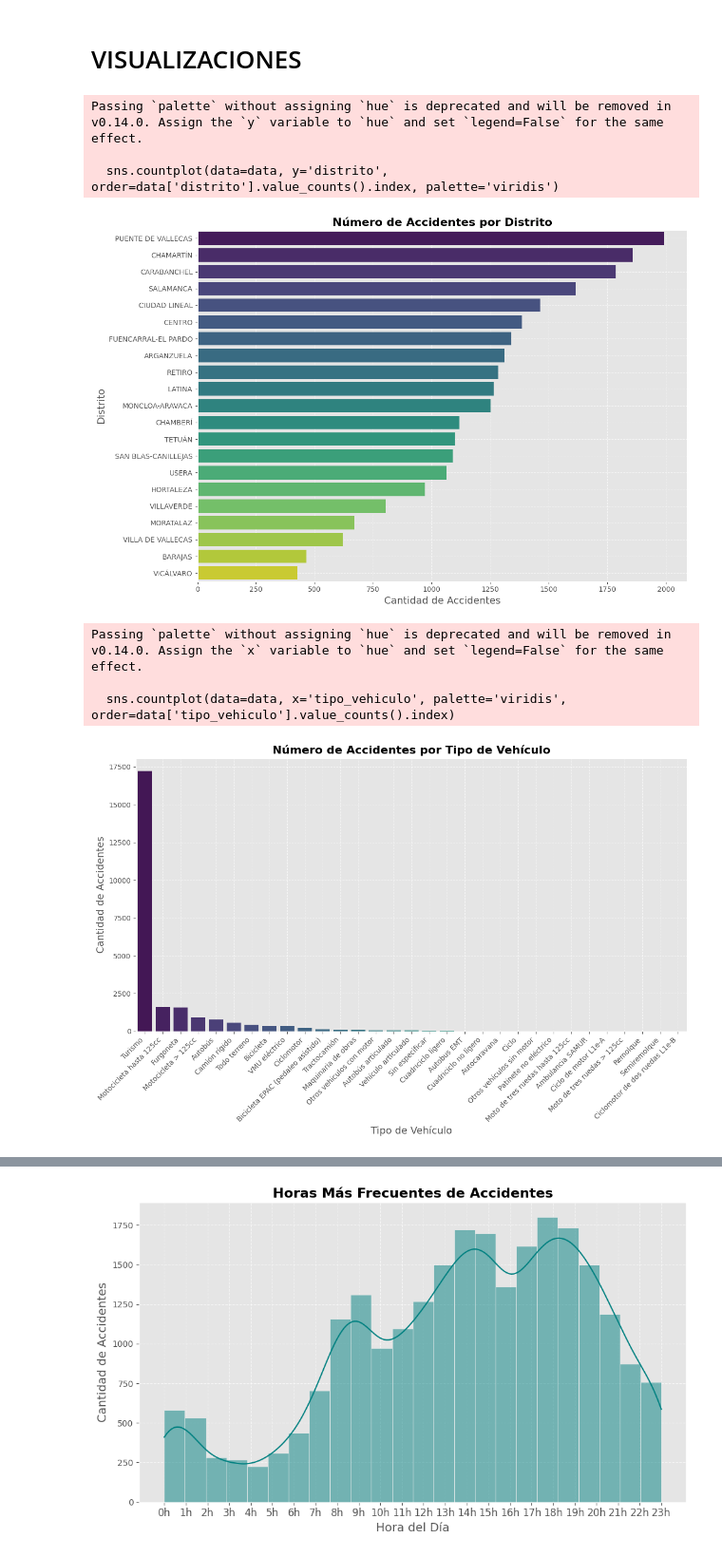
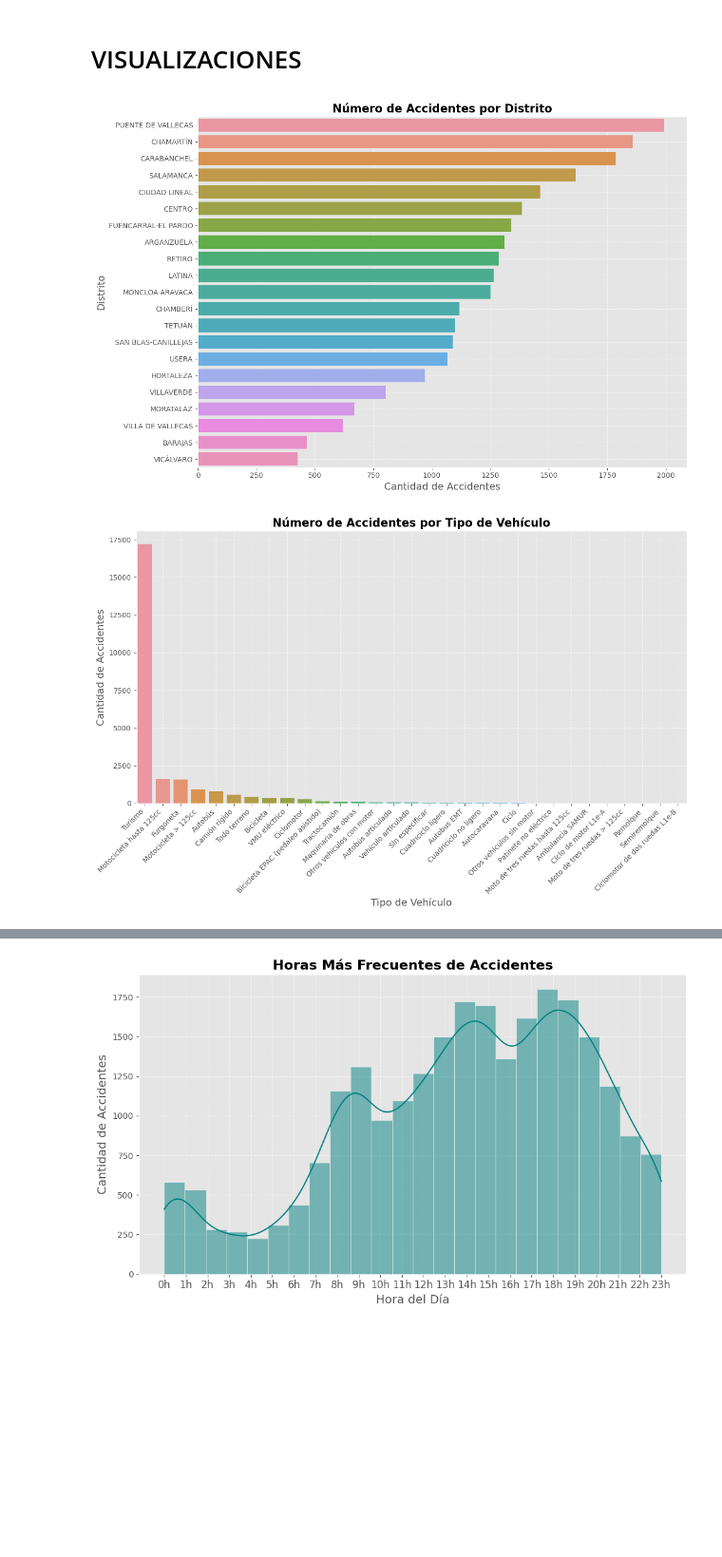
Before and after one commit to nacjacds/Madrid_Accident_Map, a Jupyter notebook: Visualizaciones.ipynb, the cells around one changed output, grey strips where cells are left out. Shown: that part at 95% size. Drawn from its saved outputs; the diff is of its cells as text; code cells hidden in the pictures; blank space fills up the shorter version.

```diff
--- a/Visualizaciones.ipynb
+++ b/Visualizaciones.ipynb
@@ -25,22 +25,19 @@ plt.style.use('ggplot')
 # %%
 # Gráfico: Número de Accidentes por Distrito
 plt.figure(figsize=(12, 8))
-sns.countplot(data=data, y='distrito', order=data['distrito'].value_counts().index, palette='viridis')
+sns.countplot(data=data, y='distrito', order=data['distrito'].value_counts().index)
 plt.title('Número de Accidentes por Distrito', fontsize=16, weight='bold')
 plt.xlabel('Cantidad de Accidentes', fontsize=14)
 plt.ylabel('Distrito', fontsize=14)
 plt.grid(True, linestyle='--', alpha=0.6)
 plt.tight_layout()
 plt.show()
 # %% [output]
-Passing `palette` without assigning `hue` is deprecated and will be removed in v0.14.0. Assign the `y` variable to `hue` and set `legend=False` for the same effect.
-
-  sns.countplot(data=data, y='distrito', order=data['distrito'].value_counts().index, palette='viridis')
-[figure, old version]
+[figure, new version]
 # %%
 # Gráfico 1: Número de Accidentes por Tipo de Vehículo
 plt.figure(figsize=(12, 8))
-sns.countplot(data=data, x='tipo_vehiculo', palette='viridis', order=data['tipo_vehiculo'].value_counts().index)
+sns.countplot(data=data, x='tipo_vehiculo', order=data['tipo_vehiculo'].value_counts().index)
 plt.title('Número de Accidentes por Tipo de Vehículo', fontsize=16, weight='bold')
 plt.xlabel('Tipo de Vehículo', fontsize=14)
 plt.ylabel('Cantidad de Accidentes', fontsize=14)
@@ -49,10 +46,7 @@ plt.grid(True, linestyle='--', alpha=0.6)
 plt.tight_layout()
 plt.show()
 # %% [output]
-Passing `palette` without assigning `hue` is deprecated and will be removed in v0.14.0. Assign the `x` variable to `hue` and set `legend=False` for the same effect.
-
-  sns.countplot(data=data, x='tipo_vehiculo', palette='viridis', order=data['tipo_vehiculo'].value_counts().index)
-[figure, old version]
+[figure, new version]
 # %%
 # Gráfico 2: Accidentes con Alcohol/Drogas vs Sin Alcohol/Drogas
 plt.figure(figsize=(8, 6))
```
Also changed, not shown: parts of 7 cells of this notebook.
